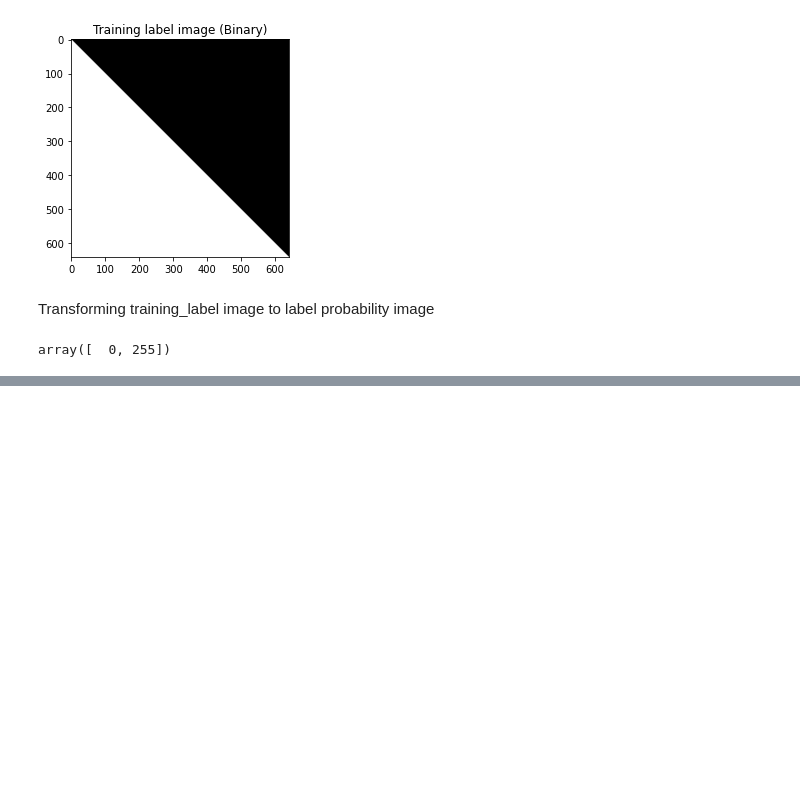
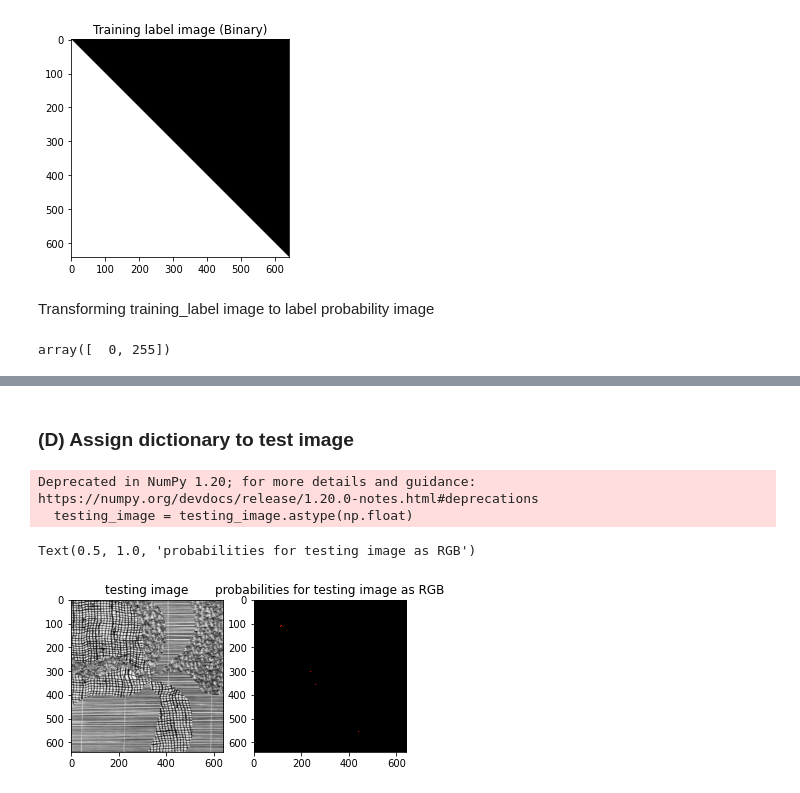
Before and after one commit to wdmdev/02506-advanced-image-analysis, a Jupyter notebook: exercises/week3/ex1.ipynb, the cells around one changed output, grey strips where cells are left out. Saved outputs shown, nothing was run; the diff lists cells and outputs as text; code cells hidden in the pictures; blank space fills up the shorter version.

```diff
--- a/exercises/week3/ex1.ipynb
+++ b/exercises/week3/ex1.ipynb
@@ -86,0 +136,30 @@ ValueError: setting an array element with a sequence.
+# %% [markdown]
+### (D) Assign dictionary to test image
+# %%
+testing_image = skimage.io.imread(os.path.join('data', '3labels', 'testing_image.png'))
+testing_image = testing_image.astype(np.float)
+
+features_testing = toolbox.features.get_gauss_feat_multi(testing_image, sigmas)
+features_testing = features_testing.reshape((features_testing.shape[0], features_testing.shape[1]*features_testing.shape[2]))
+
+assignment_testing = kmeans.predict(features_testing)
+
+probability_image = np.zeros((assignment_testing.size, nr_labels))
+for l in range(nr_labels):
+    probability_image[:,l] = cluster_probabilities[assignment_testing, l]
+probability_image = probability_image.reshape(testing_image.shape + (nr_labels,))
+
+P_rgb = np.zeros(probability_image.shape[0:2]+(3,))
+k = min(nr_labels,3)
+P_rgb[:,:,:k] = probability_image[:,:,:k]
+
+fig, ax = plt.subplots(1,2)
+ax[0].imshow(testing_image, cmap=plt.cm.gray)
+ax[0].set_title('testing image')
+ax[1].imshow(P_rgb)
+ax[1].set_title('probabilities for testing image as RGB')
+# %% [output]
+Deprecated in NumPy 1.20; for more details and guidance: https://numpy.org/devdocs/release/1.20.0-notes.html#deprecations
+  testing_image = testing_image.astype(np.float)
+Text(0.5, 1.0, 'probabilities for testing image as RGB')
+[figure, added]
```
Also changed, not shown: parts of 16 cells of this notebook, 2 other files.
